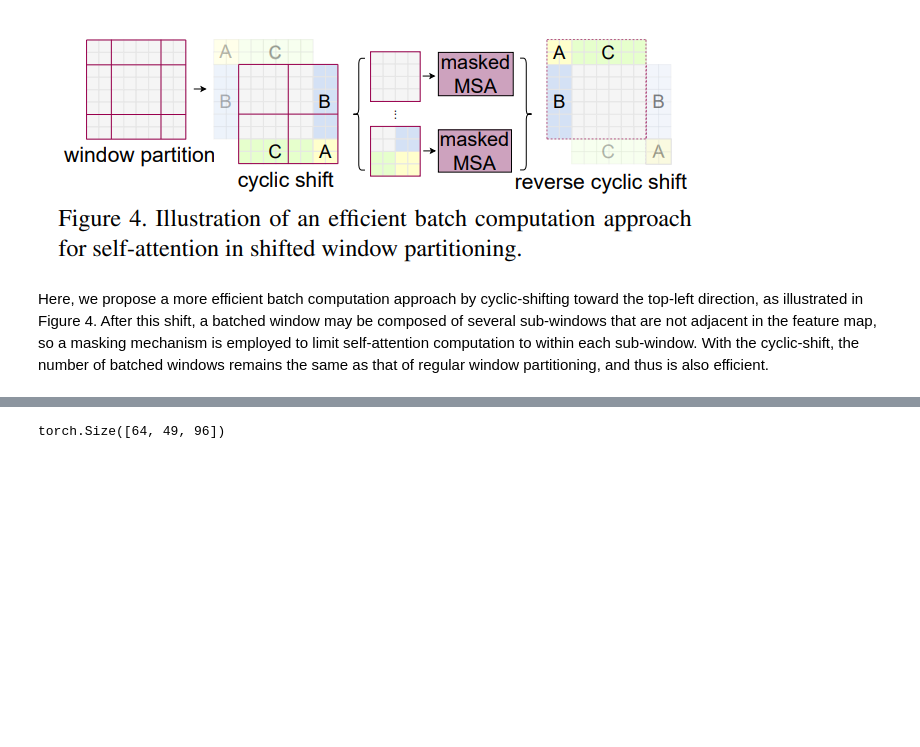
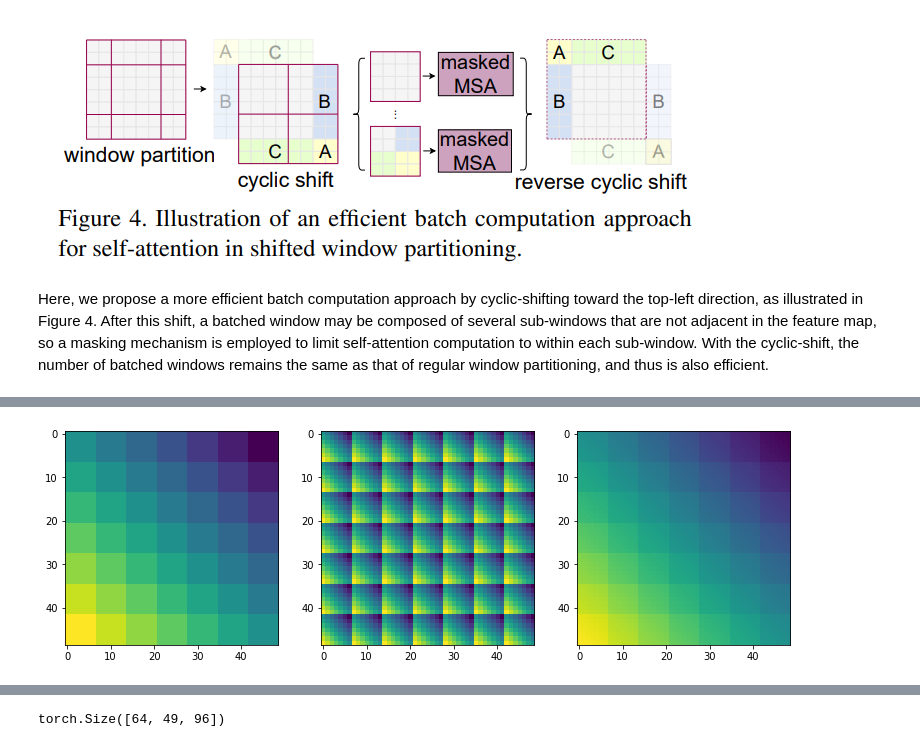
Before and after one commit to MINED30/MODELING, a Jupyter notebook: Swin_Transformer.ipynb, the cells around one changed output, grey strips where cells are left out. Cells and saved outputs as stored; diff of their text form; code cells hidden in the pictures; blank space fills up the shorter version.

```diff
--- a/Swin_Transformer.ipynb
+++ b/Swin_Transformer.ipynb
@@ -304,0 +352,6 @@ thus is also efficient.
+# %%
+relative_coords = relative_coords.permute(1, 2, 0).contiguous()
+relative_coords[:, :, 0] += window_size - 1 # indexing
+relative_coords[:, :, 1] += window_size - 1 # indexing
+relative_coords[:, :, 0] *= 2 * window_size - 1 # h에대해 2배 (x축)
+print(relative_coords[:,:,0],"\n",relative_coords[:,:,1])
@@ -304,0 +373,3 @@ thus is also efficient.
+# %%
+relative_position_index = relative_coords.sum(-1)
+relative_position_index
@@ -304,0 +384,11 @@ thus is also efficient.
+# %%
+plt.figure(figsize=(13,5))
+plt.subplot(1,3,1)
+plt.imshow(relative_coords[:,:,0])
+plt.subplot(1,3,2)
+plt.imshow(relative_coords[:,:,1])
+plt.subplot(1,3,3)
+plt.imshow(relative_position_index)
+plt.show()
+# %% [output]
+[figure, added]
```
Also changed, not shown: parts of 22 cells of this notebook.
